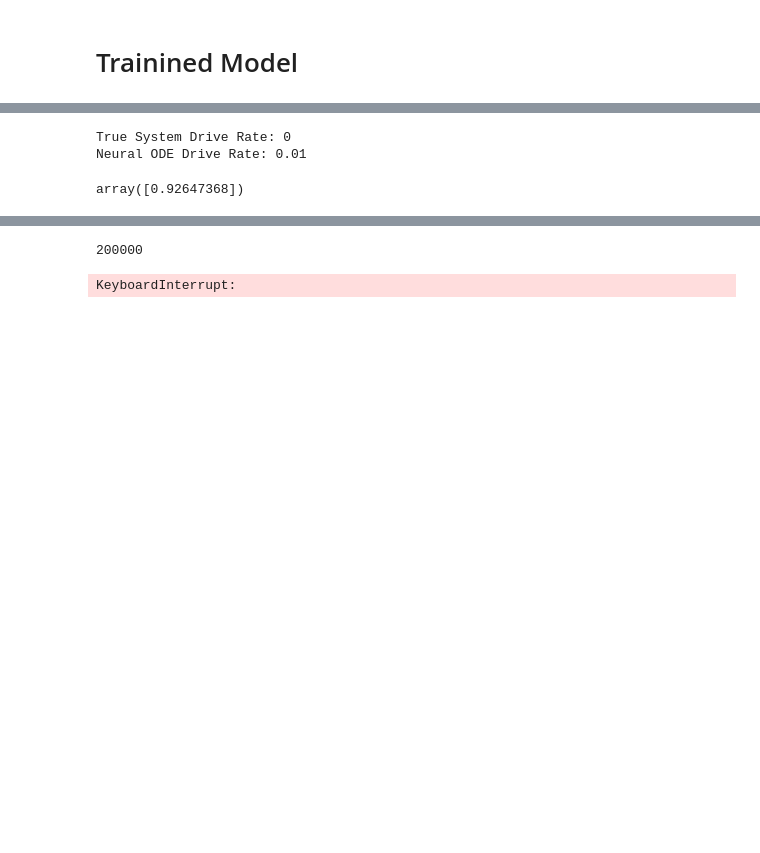
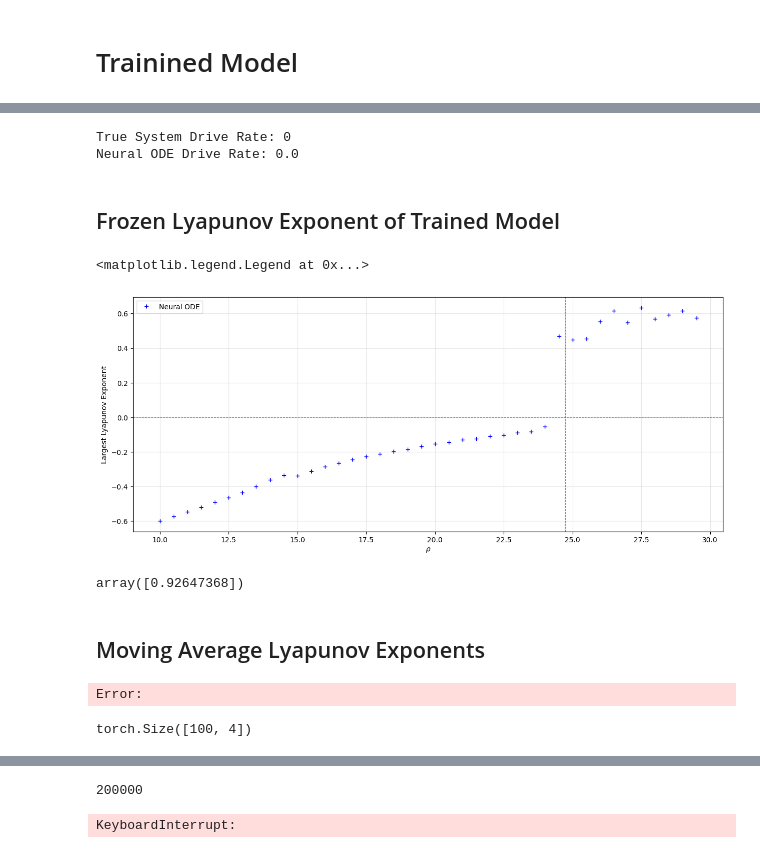
Before and after one commit to JPROSS18/JackRoss-PhD-Notes, a Jupyter notebook: NODE_Dynamic_Bifurcation_Parameter/Lyapunov_EWS_project/MovingAverageLyapunovExponents copy.ipynb, the cells around one changed output, grey strips where cells are left out. Drawn from its saved outputs; the diff is of its cells as text; code cells hidden in the pictures; blank space fills up the shorter version.

```diff
--- a/NODE_Dynamic_Bifurcation_Parameter/Lyapunov_EWS_project/MovingAverageLyapunovExponents copy.ipynb
+++ b/NODE_Dynamic_Bifurcation_Parameter/Lyapunov_EWS_project/MovingAverageLyapunovExponents copy.ipynb
@@ -156,14 +80,18 @@ RuntimeError: You are attempting to call Tensor.requires_grad_() (or perhaps usi
 # %%
 model_lorenz = torch.load('networks/lorenz_driven_neural_ODE_m1.pt', weights_only=False)
 # %%
-model_lorenz.drdt = 0.01
+model_lorenz.drdt = 0.00
 node_lorenz = nodes.Neural_DynamicalSystem(model=model_lorenz)
 lorenz_analysis_node = ds.DynamicalSystems_analysis(node_lorenz)
-
-lorenz_analysis = ds.DynamicalSystems_analysis(model=lorenz)
 # %%
 print('True System Drive Rate:', lorenz_analysis.model.drive_rate)
 print('Neural ODE Drive Rate:', lorenz_analysis_node.model.model.drdt)
 # %% [output]
 True System Drive Rate: 0
-Neural ODE Drive Rate: 0.01
+Neural ODE Drive Rate: 0.0
+# %% [markdown]
+## Frozen Lyapunov Exponent of Trained Model
+# %%
+r_values = np.arange(10.0, 30.0, 0.5)
+list = [torch.tensor([1.0, 1.0, 1.0, r]) for r in r_values]
+init = torch.stack(list, dim=0)
@@ -170 +100,22 @@ Neural ODE Drive Rate: 0.01
+# %%
+lle_node = lorenz_analysis_node.lyapunov_spectrum(x0 =init.unsqueeze(2).float(), k = 1, t0 = 0, dt = 0.05,
+                                                              num_pts_compute=1_000, t_transient_pts=10, non_autonomous=False)
+# %%
+fig, axes = plt.subplots(1, 1, figsize=(15, 6), sharey=True)
+
+# Lorenz plot
+axes.plot(r_values, lle_node.detach().numpy(), color='b', linestyle='', marker='+', label='Neural ODE')
+
+
+axes.axhline(y=0, color='k', linestyle='--', linewidth=0.8, alpha=0.5)
+axes.axvline(x=24.72, color='g', linestyle='--', linewidth=0.8, alpha=1)
+
+
+axes.set_ylabel('Largest Lyapunov Exponent')
+axes.set_xlabel(r'$\rho$')
+axes.grid(True, alpha=0.3)
+axes.legend()
+# %% [output]
+<matplotlib.legend.Legend at 0x...>
+[figure, added]
 # %%
@@ -172,4 +123,6 @@ lorenz_analysis.lyapunov_exponents(x0=np.array([1.0, 1.0, 1.0, 28.0]), dt = 0.01
 # %% [output]
 array([0.92647368])
+# %% [markdown]
+## Moving Average Lyapunov Exponents
 # %%
 # Get moving average Lyapunov Exponent
@@ -183 +137,5 @@ step_pts = int(10/0.01)
 num_intervals = int(final_t_pts/step_pts)
+# %%
+full_traj = node_lorenz.solve(x0 = torch.tensor([1.0, 1.0, 1.0, 10.0]), t_span=(0, final_t), dt=0.01)
+# %% [output]
+Error:
@@ -183,0 +146,4 @@ num_intervals = int(final_t_pts/step_pts)
+# %%
+init_tensor.shape
+# %% [output]
+torch.Size([100, 4])
```
Also changed, not shown: parts of 34 cells of this notebook.
